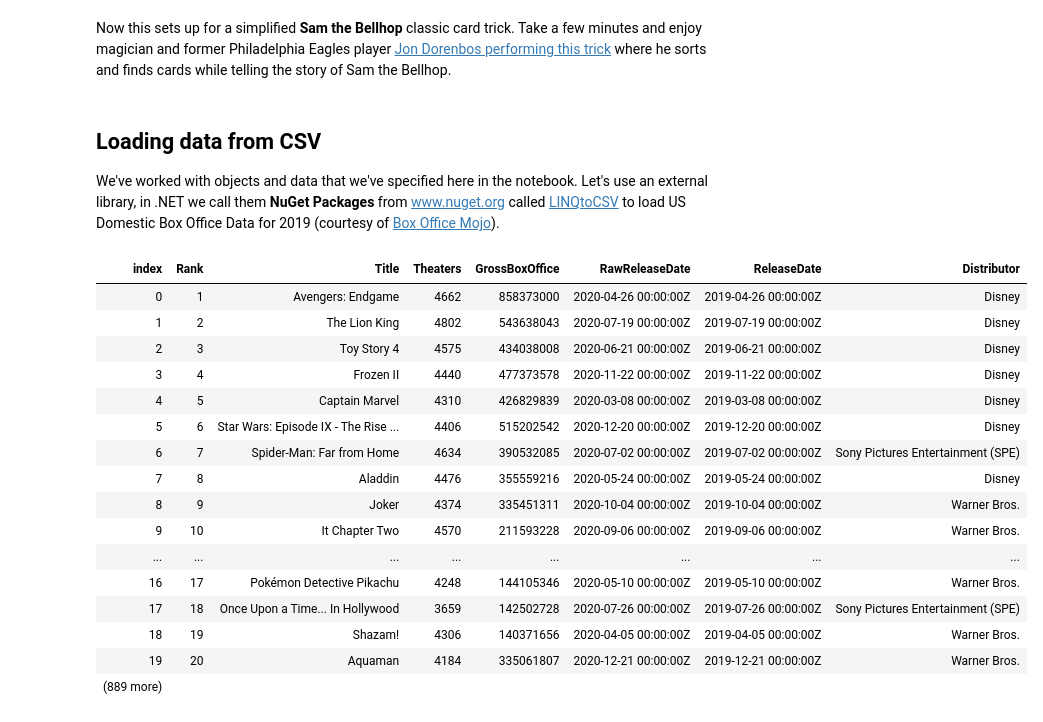
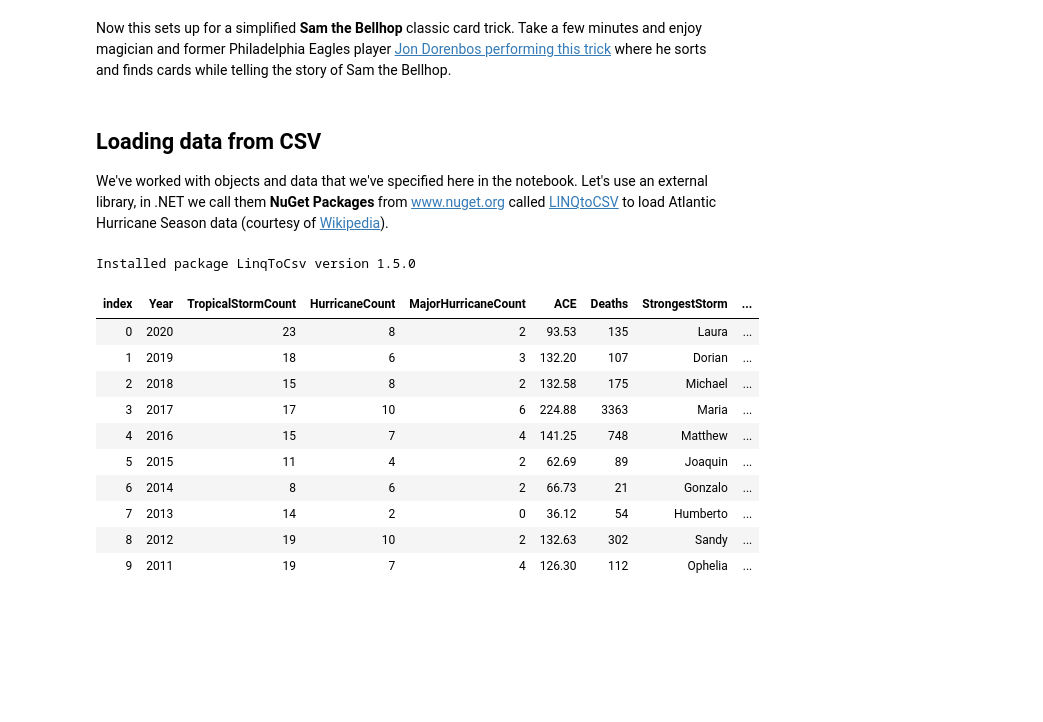
Before and after one commit to csharpfritz/csharp_with_csharpfritz, a Jupyter notebook: notebooks/0106-LINQ.ipynb, the cells around one changed output. Drawn from its saved outputs; the diff is of its cells as text; code cells hidden in the pictures; blank space fills up the shorter version.

```diff
--- a/notebooks/0106-LINQ.ipynb
+++ b/notebooks/0106-LINQ.ipynb
@@ -258,49 +258,60 @@ Now this sets up for a simplified **Sam the Bellhop** classic card trick.  Take
 # %% [markdown]
 ## Loading data from CSV
 
-We've worked with objects and data that we've specified here in the notebook. Let's use an external library, in .NET we call them **NuGet Packages** from www.nuget.org called [LINQtoCSV](https://www.nuget.org/packages/LinqToCsv/) to load US Domestic Box Office Data for 2019 (courtesy of [Box Office Mojo](https://www.boxofficemojo.com/year/2019/)).
+We've worked with objects and data that we've specified here in the notebook. Let's use an external library, in .NET we call them **NuGet Packages** from www.nuget.org called [LINQtoCSV](https://www.nuget.org/packages/LinqToCsv/) to load Atlantic Hurricane Season data (courtesy of [Wikipedia](https://en.wikipedia.org/wiki/Atlantic_hurricane_season)).
 # %%
 #r "nuget:LinqToCsv"
 using LINQtoCSV;
 
 class MyDataRow {
-    [CsvColumn(Name = "Rank", FieldIndex = 1)]
-    public int Rank {get; set;}
-    [CsvColumn(Name = "Release", FieldIndex = 2)]
-    public string Title { get; set;}
-    [CsvColumn(Name = "Theaters", FieldIndex = 3)]
-    public int Theaters { get; set;}
-    [CsvColumn(Name = "Total Gross", FieldIndex = 4)]
-    public long GrossBoxOffice { get; set;}
-    [CsvColumn(Name = "Release Date", FieldIndex = 5, OutputFormat="MM/d/yyyy")]
-    public DateTime RawReleaseDate { get; set; }
-    public DateTime ReleaseDate { get { return new DateTime(2019, RawReleaseDate.Month, RawReleaseDate.Day); } }
-    [CsvColumn(Name="Distributor", FieldIndex = 6)]
-    public string Distributor { get; set; }
+    [CsvColumn(Name = "Year", FieldIndex = 1)]
+    public int Year {get; set;}
+    [CsvColumn(Name = "Number of tropical storms", FieldIndex = 2)]
+    public byte TropicalStormCount { get; set;}
+    [CsvColumn(Name = "Number of hurricanes", FieldIndex = 3)]
+    public byte HurricaneCount { get; set;}
+    [CsvColumn(Name = "Number of major hurricanes", FieldIndex = 4)]
+    public byte MajorHurricaneCount { get; set;}
+
+    // Accumulated Cyclone Energy
+    [CsvColumn(Name = "ACE", FieldIndex = 5)]
+    public decimal ACE { get; set; }
+
+    [CsvColumn(Name = "Deaths", FieldIndex = 6)]
+    public int Deaths { get; set; }
+
+    [CsvColumn(Name="Strongest storm", FieldIndex = 7)]
+    public string StrongestStorm { get; set; }
+
+    [CsvColumn(Name = "Damage USD", FieldIndex = 8)]
+    public string DamageUSD { get; set; }
+
+    [CsvColumn(Name = "Retired names", FieldIndex = 9)]
+    public string RetiredNames { get; set; }
+
+    [CsvColumn(Name = "Notes", FieldIndex = 10)]
+    public string Notes { get; set; }
+
+
 }
 var inputFileDescription = new CsvFileDescription
 {
     SeparatorChar = ',',
     FirstLineHasColumnNames = true
 };
 var context = new CsvContext();
-var boxOffice = context.Read<MyDataRow>("data/2019_US_BoxOffice.csv", inputFileDescription);
-boxOffice
+var hurricanes = context.Read<MyDataRow>("data/atlantic_hurricanes.csv", inputFileDescription);
+display(hurricanes.OrderByDescending(h => h.Year).Take(10));
 # %% [output]
+Installed package LinqToCsv version 1.5.0
-| index | Rank | Title | Theaters | GrossBoxOffice | RawReleaseDate | ReleaseDate | Distributor |
-| 0 | 1 | Avengers: Endgame | 4662 | 858373000 | 2020-04-26 00:00:00Z | 2019-04-26 00:00:00Z | Disney |
-| 1 | 2 | The Lion King | 4802 | 543638043 | 2020-07-19 00:00:00Z | 2019-07-19 00:00:00Z | Disney |
-| 2 | 3 | Toy Story 4 | 4575 | 434038008 | 2020-06-21 00:00:00Z | 2019-06-21 00:00:00Z | Disney |
-| 3 | 4 | Frozen II | 4440 | 477373578 | 2020-11-22 00:00:00Z | 2019-11-22 00:00:00Z | Disney |
-| 4 | 5 | Captain Marvel | 4310 | 426829839 | 2020-03-08 00:00:00Z | 2019-03-08 00:00:00Z | Disney |
-| 5 | 6 | Star Wars: Episode IX - The Rise ... | 4406 | 515202542 | 2020-12-20 00:00:00Z | 2019-12-20 00:00:00Z | Disney |
-| 6 | 7 | Spider-Man: Far from Home | 4634 | 390532085 | 2020-07-02 00:00:00Z | 2019-07-02 00:00:00Z | Sony Pictures Entertainment (SPE) |
-| 7 | 8 | Aladdin | 4476 | 355559216 | 2020-05-24 00:00:00Z | 2019-05-24 00:00:00Z | Disney |
-| 8 | 9 | Joker | 4374 | 335451311 | 2020-10-04 00:00:00Z | 2019-10-04 00:00:00Z | Warner Bros. |
-| 9 | 10 | It Chapter Two | 4570 | 211593228 | 2020-09-06 00:00:00Z | 2019-09-06 00:00:00Z | Warner Bros. |
-| ... | ... | ... | ... | ... | ... | ... | ... |
-| 16 | 17 | Pokémon Detective Pikachu | 4248 | 144105346 | 2020-05-10 00:00:00Z | 2019-05-10 00:00:00Z | Warner Bros. |
-| 17 | 18 | Once Upon a Time... In Hollywood | 3659 | 142502728 | 2020-07-26 00:00:00Z | 2019-07-26 00:00:00Z | Sony Pictures Entertainment (SPE) |
-| 18 | 19 | Shazam! | 4306 | 140371656 | 2020-04-05 00:00:00Z | 2019-04-05 00:00:00Z | Warner Bros. |
-| 19 | 20 | Aquaman | 4184 | 335061807 | 2020-12-21 00:00:00Z | 2019-12-21 00:00:00Z | Warner Bros. |
-| (889 more) |  |  |  |  |  |  |  |
+| index | Year | TropicalStormCount | HurricaneCount | MajorHurricaneCount | ACE | Deaths | StrongestStorm | ... |
+| 0 | 2020 | 23 | 8 | 2 | 93.53 | 135 | Laura | ... |
+| 1 | 2019 | 18 | 6 | 3 | 132.20 | 107 | Dorian | ... |
+| 2 | 2018 | 15 | 8 | 2 | 132.58 | 175 | Michael | ... |
+| 3 | 2017 | 17 | 10 | 6 | 224.88 | 3363 | Maria | ... |
+| 4 | 2016 | 15 | 7 | 4 | 141.25 | 748 | Matthew | ... |
+| 5 | 2015 | 11 | 4 | 2 | 62.69 | 89 | Joaquin | ... |
+| 6 | 2014 | 8 | 6 | 2 | 66.73 | 21 | Gonzalo | ... |
+| 7 | 2013 | 14 | 2 | 0 | 36.12 | 54 | Humberto | ... |
+| 8 | 2012 | 19 | 10 | 2 | 132.63 | 302 | Sandy | ... |
+| 9 | 2011 | 19 | 7 | 4 | 126.30 | 112 | Ophelia | ... |
```
Also changed, not shown: parts of 12 cells of this notebook, 2 other files.
